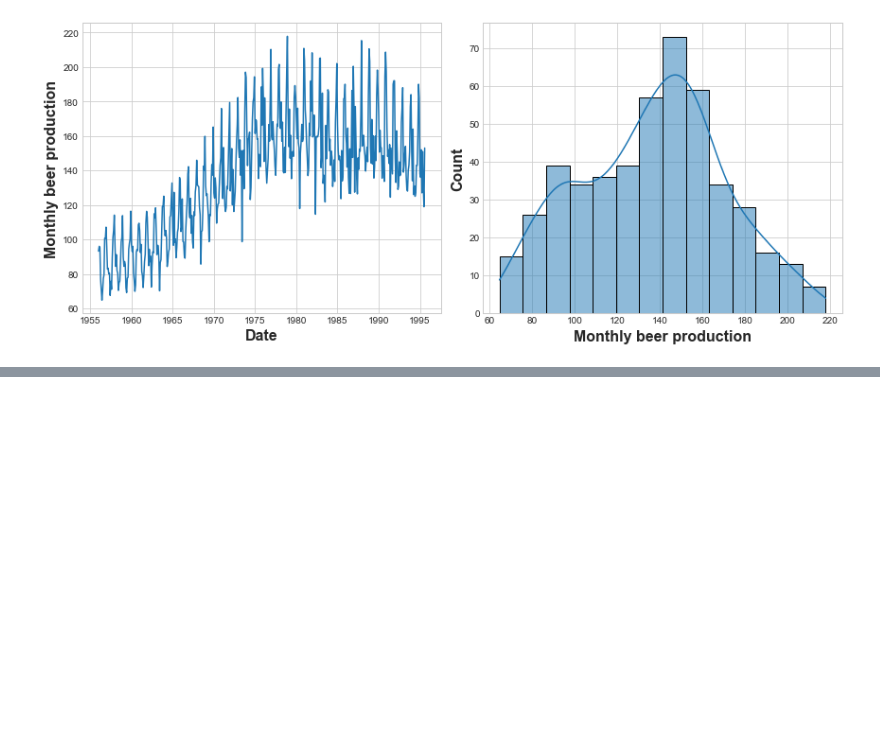
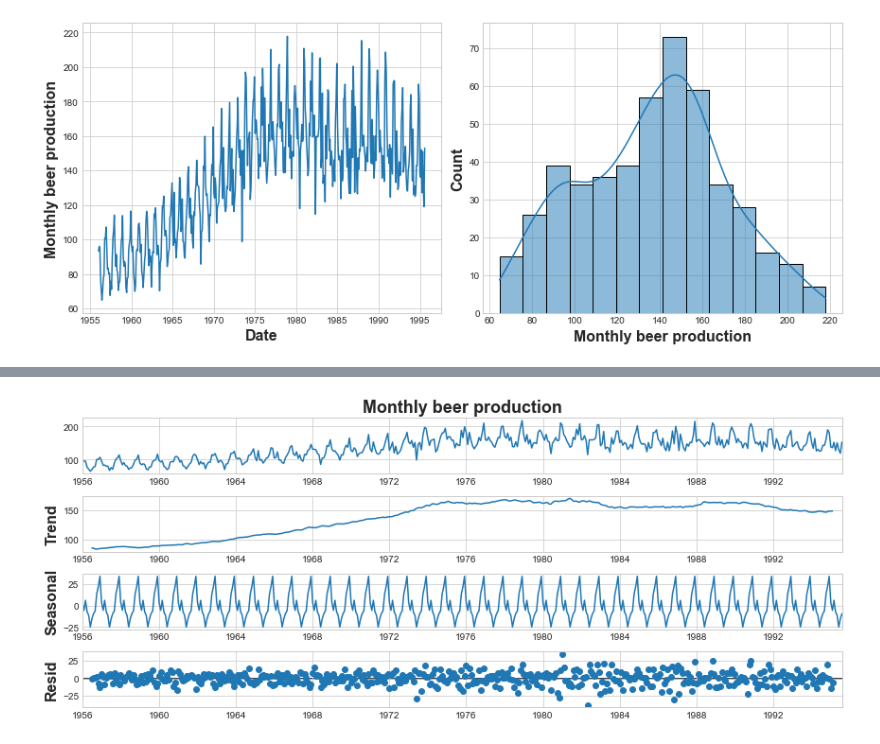
Before and after one commit to JudsonMorgan/Monthly-beer-production, a Jupyter notebook: monthly-beer-production.ipynb, the cells around one changed output, grey strips where cells are left out. Saved outputs shown, nothing was run; the diff lists cells and outputs as text; code cells hidden in the pictures; blank space fills up the shorter version.

```diff
--- a/monthly-beer-production.ipynb
+++ b/monthly-beer-production.ipynb
@@ -157,0 +174,5 @@ The skewness of the distribution is:  -0.03592253940022188
+# %%
+r = seasonal_decompose(df['Monthly beer production'])
+r.plot();
+# %% [output]
+[figure, added]
```
Also changed, not shown: parts of 8 cells of this notebook.
